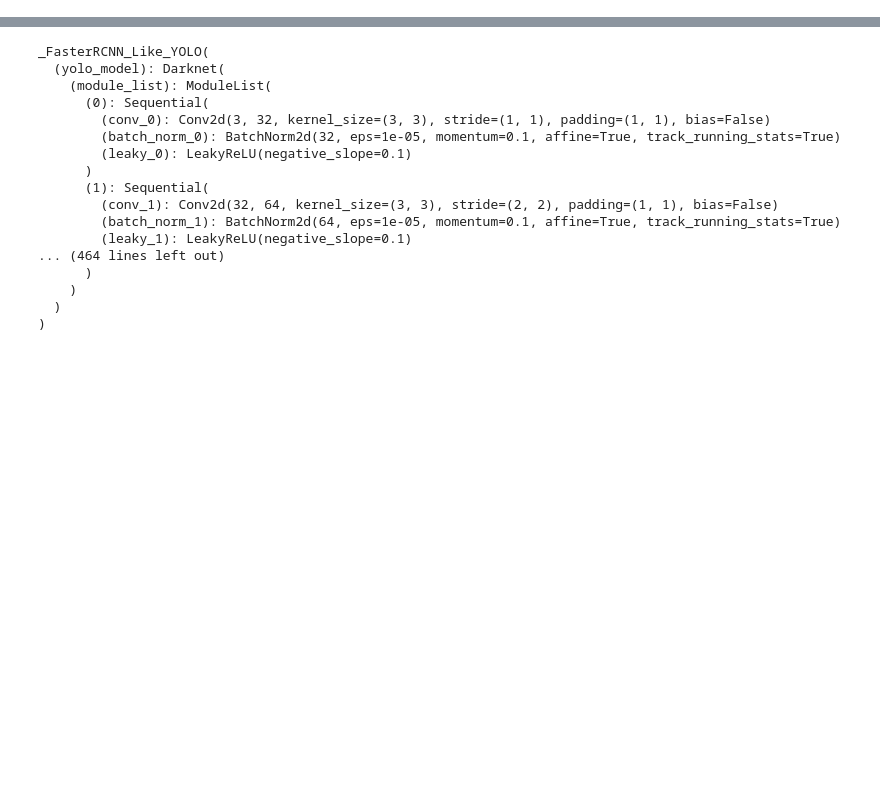
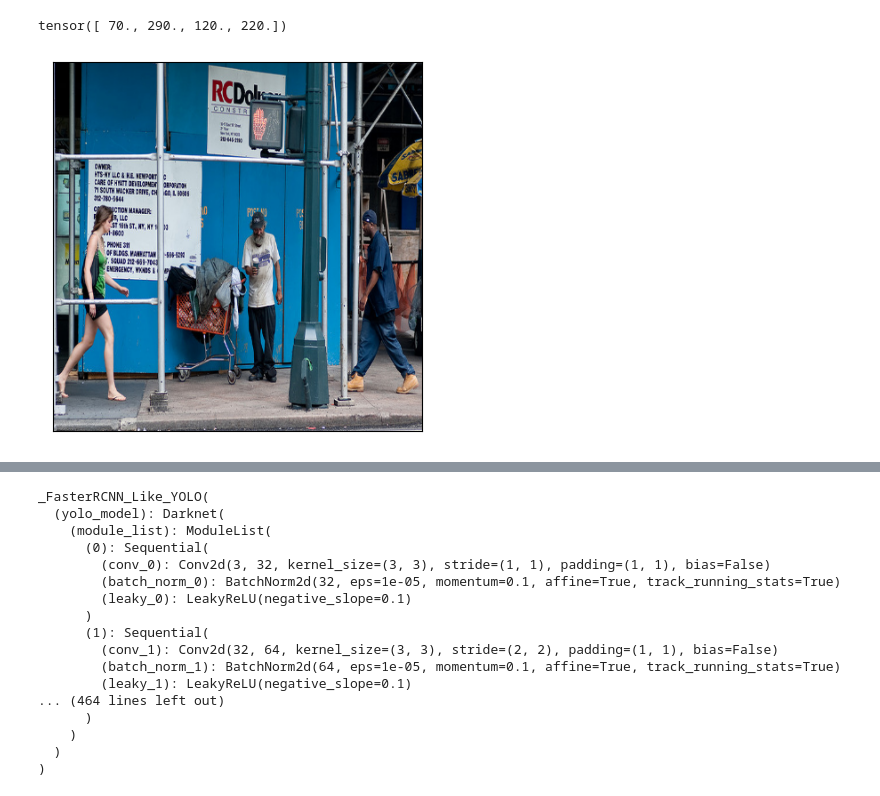
Before and after one commit to kkaiwwana/Det-Attacker, a Jupyter notebook: test_patch.ipynb, the cells around one changed output, grey strips where cells are left out. Saved outputs shown, nothing was run; the diff lists cells and outputs as text; code cells hidden in the pictures; blank space fills up the shorter version.

```diff
--- a/test_patch.ipynb
+++ b/test_patch.ipynb
@@ -60,0 +177,8 @@ import PIL
+# %%
+box_convert(torch.tensor([10, 180, 130, 400]), 'xyxy', 'cxcywh')
+# %% [output]
+tensor([ 70., 290., 120., 220.])
+# %%
+show(transforms.Resize((416, 416))(ds1[0][0]))
+# %% [output]
+[figure, added]
```
Also changed, not shown: parts of 26 cells of this notebook, 30 other files.
